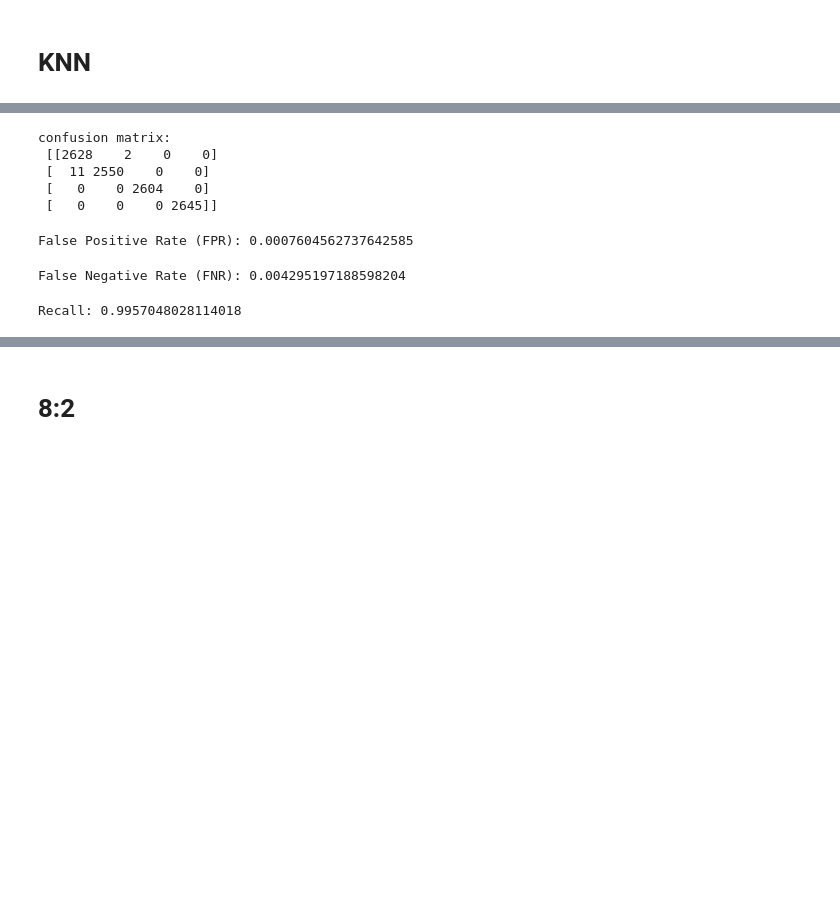
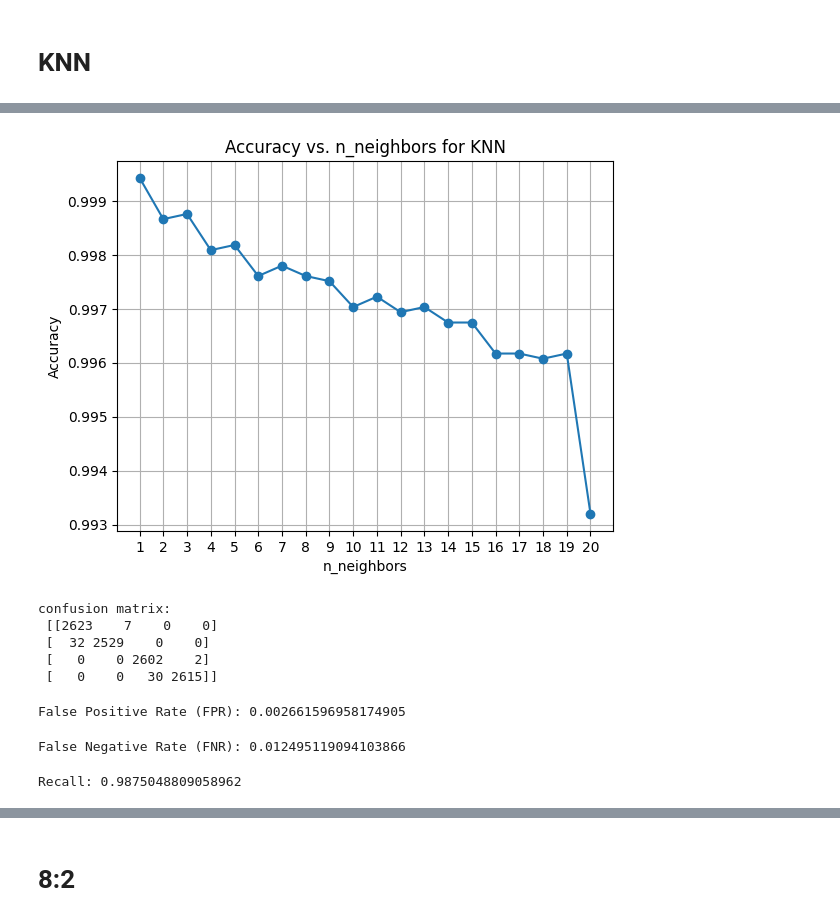
Before and after one commit to swapnita-pandey/Food-Adulteration, a Jupyter notebook: Honey_Adulteration/d.ipynb, the cells around one changed output, grey strips where cells are left out. Cells and saved outputs as stored; diff of their text form; code cells hidden in the pictures; blank space fills up the shorter version.

```diff
--- a/Honey_Adulteration/d.ipynb
+++ b/Honey_Adulteration/d.ipynb
@@ -360,3 +514,41 @@ X does not have valid feature names, but KNeighborsClassifier was fitted with fe
+# %%
+import warnings
+from sklearn.neighbors import KNeighborsClassifier
+import matplotlib.pyplot as plt
+
+# Suppress all warnings
+warnings.filterwarnings("ignore")
+
+# Initialize lists to store results
+n_neighbors_values = []
+accuracy_values = []
+
+# Test different values of n_neighbors
+for n_neighbors in range(1, 21):
+    # Initialize the KNeighborsClassifier with the current n_neighbors value
+    clf = KNeighborsClassifier(n_neighbors=n_neighbors)
+
+    # Fit the model to the training data
+    clf.fit(X_train, y_train)
+
+    # Make predictions on the testing data
+    y_pred = clf.predict(X_test)
+
+    # Calculate accuracy and store the values
+    accuracy = accuracy_score(y_test, y_pred)
+    n_neighbors_values.append(n_neighbors)
+    accuracy_values.append(accuracy)
+
+# Plot the accuracy values
+plt.plot(n_neighbors_values, accuracy_values, marker='o')
+plt.xlabel('n_neighbors')
+plt.ylabel('Accuracy')
+plt.title('Accuracy vs. n_neighbors for KNN')
+plt.xticks(n_neighbors_values)
+plt.grid()
+plt.show()
+# %% [output]
+[figure, added]
 # %%
 
 # # Calculate the confusion matrix
@@ -364,10 +556,10 @@ cm = confusion_matrix(y_test, y_pred)
 print("confusion matrix:\n",cm)
 # %% [output]
 confusion matrix:
- [[2628    2    0    0]
- [  11 2550    0    0]
- [   0    0 2604    0]
- [   0    0    0 2645]]
+ [[2623    7    0    0]
+ [  32 2529    0    0]
+ [   0    0 2602    2]
+ [   0    0   30 2615]]
 # %%
 # Extract values from the confusion matrix
 true_negatives = cm[0, 0]
@@ -380,19 +572,19 @@ true_positives = cm[1, 1]
 fpr = false_positives / (false_positives + true_negatives)
 print("False Positive Rate (FPR):", fpr)
 # %% [output]
-False Positive Rate (FPR): 0.0007604562737642585
+False Positive Rate (FPR): 0.002661596958174905
 # %%
 # Calculate False Negative Rate (FNR)
 fnr = false_negatives / (false_negatives + true_positives)
 print("False Negative Rate (FNR):", fnr)
 # %% [output]
-False Negative Rate (FNR): 0.004295197188598204
+False Negative Rate (FNR): 0.012495119094103866
 # %%
 # Calculate Recall (True Positive Rate)
 recall = true_positives / (true_positives + false_negatives)
 print("Recall:", recall)
 # %% [output]
-Recall: 0.9957048028114018
+Recall: 0.9875048809058962
 # %%
 # Calculate Precision
 precision = true_positives / (true_positives + false_positives)
```
Also changed, not shown: parts of 82 cells of this notebook.
